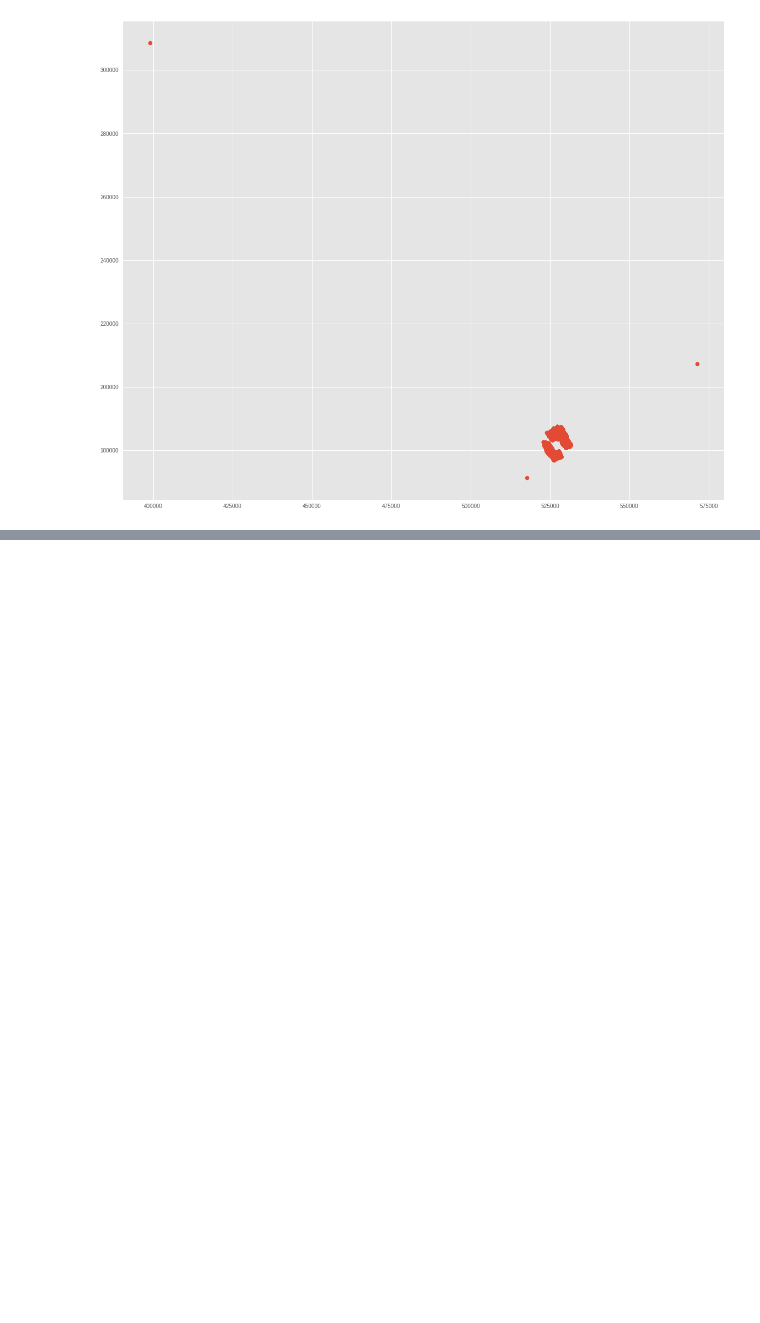
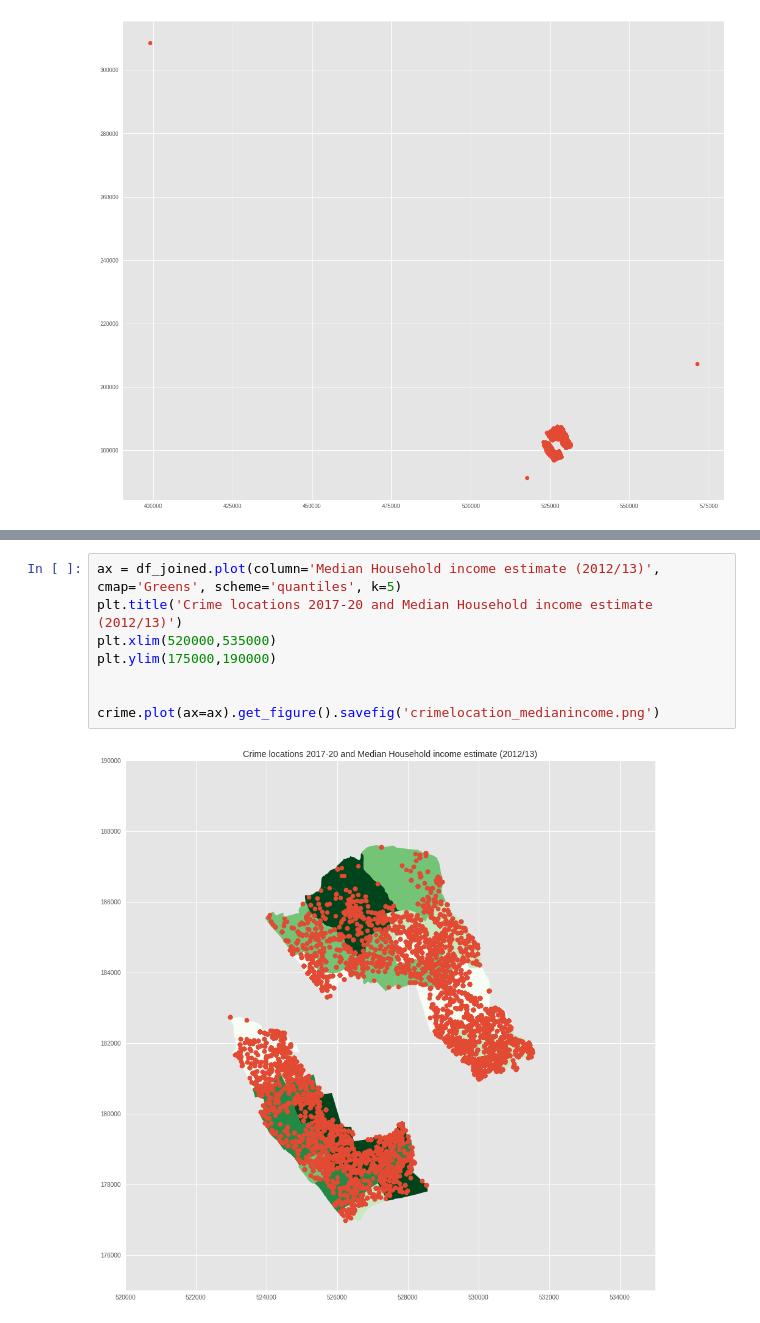
Before and after one commit to naomiburgess/QM2group15, a Jupyter notebook: Chloropleth_map.ipynb, the cells around one changed output, grey strips where cells are left out. Drawn from its saved outputs; the diff is of its cells as text; blank space fills up the shorter version.

```diff
--- a/Chloropleth_map.ipynb
+++ b/Chloropleth_map.ipynb
@@ -341,0 +336,10 @@ crime.plot(ax=ax)
+# %%
+ax = df_joined.plot(column='Median Household income estimate (2012/13)', cmap='Greens', scheme='quantiles', k=5)
+plt.title('Crime locations 2017-20 and Median Household income estimate (2012/13)')
+plt.xlim(520000,535000)
+plt.ylim(175000,190000)
+
+
+crime.plot(ax=ax).get_figure().savefig('crimelocation_medianincome.png')
+# %% [output]
+[figure, added]
```
Also changed, not shown: parts of 15 cells of this notebook.
